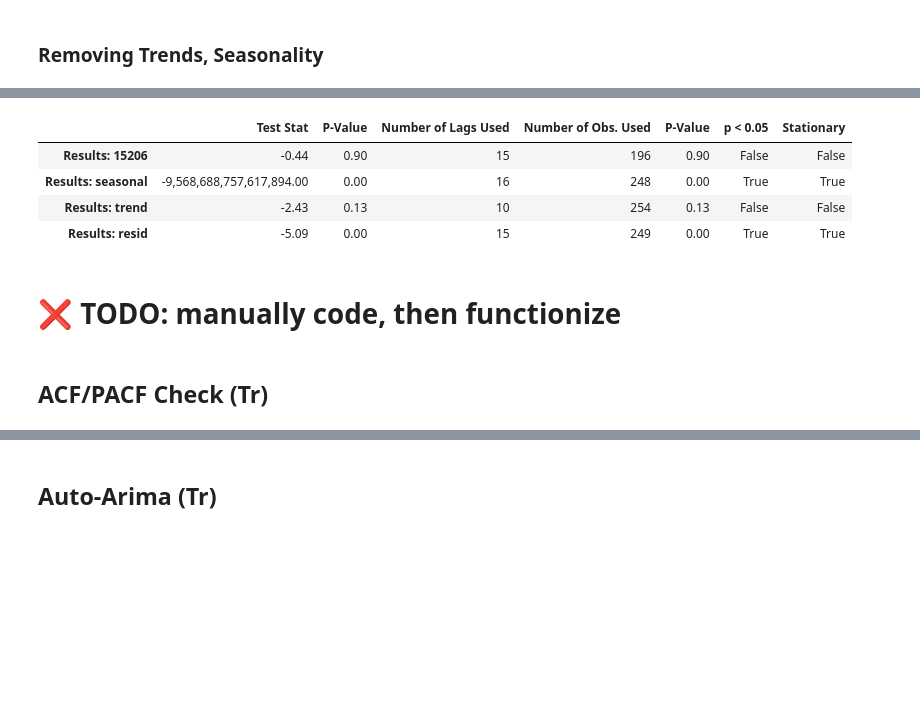
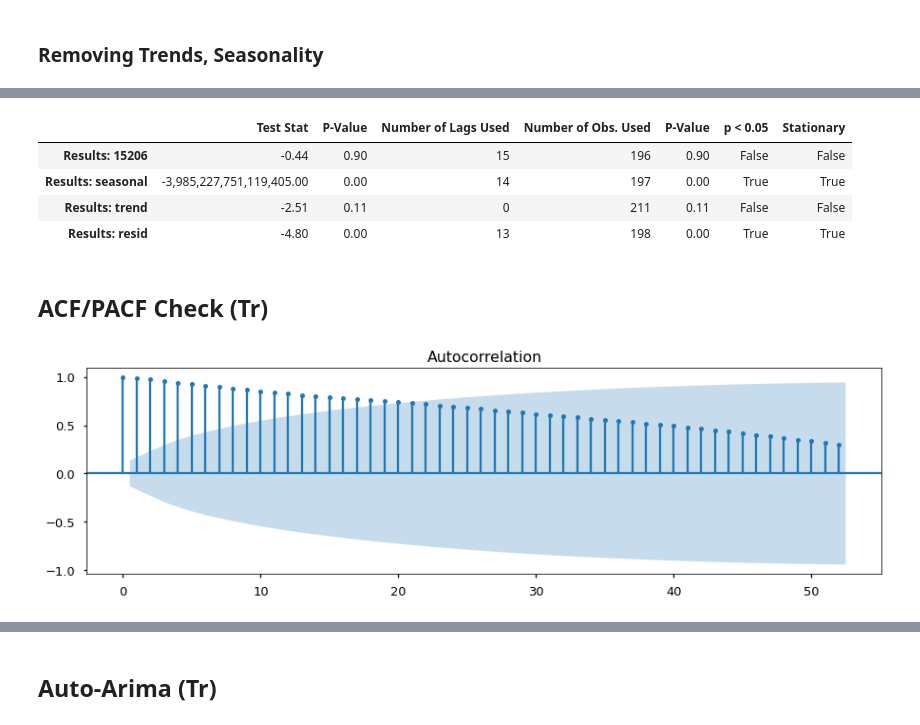
Before and after one commit to BenJMcCarty/Best_of_the_Burgh, a Jupyter notebook: workbooks/WIP_Main_Notebook.ipynb, the cells around one changed output, grey strips where cells are left out. Cells and saved outputs as stored; diff of their text form; code cells hidden in the pictures; blank space fills up the shorter version.

```diff
--- a/workbooks/WIP_Main_Notebook.ipynb
+++ b/workbooks/WIP_Main_Notebook.ipynb
@@ -590,6 +540,9 @@ adf_test(train)
 | Results: 15206 | -0.44 | 0.90 | 15 | 196 | 0.90 | False | False |
 # %% [markdown]
 ### Removing Trends, Seasonality
+# %%
+## Setting variable for reuse in
+test_zip = train
 # %%
 ## Testing differenced data
 tz_diff = train.diff().dropna()
@@ -795,29 +762,32 @@ decomp_dict
 # %%
 ## Make a list of adfuller results to append
 results = []
 ## Save results of orig ts
 results.append(adf_test(train))
 
 ## Loop through decomp dict,
 for trend, ts_ in decomp_dict.items():
     # Fill any missing values, get adfuller result
     ts_ = ts_.fillna(0)
     res = adf_test(ts_)
     results.append(res)
 
 
     ## Append res to decomp_stationary
 
 ## make into a df
-res_df = pd.concat(results)
-res_df
+seasonality_df = pd.concat(results)
+seasonality_df
 # %% [output]
 |  | Test Stat | P-Value | Number of Lags Used | Number of Obs. Used | P-Value | p < 0.05 | Stationary |
 | Results: 15206 | -0.44 | 0.90 | 15 | 196 | 0.90 | False | False |
-| Results: seasonal | -9,568,688,757,617,894.00 | 0.00 | 16 | 248 | 0.00 | True | True |
-| Results: trend | -2.43 | 0.13 | 10 | 254 | 0.13 | False | False |
-| Results: resid | -5.09 | 0.00 | 15 | 249 | 0.00 | True | True |
+| Results: seasonal | -3,985,227,751,119,405.00 | 0.00 | 14 | 197 | 0.00 | True | True |
+| Results: trend | -2.51 | 0.11 | 0 | 211 | 0.11 | False | False |
+| Results: resid | -4.80 | 0.00 | 13 | 198 | 0.00 | True | True |
-# %% [markdown]
-# ❌ TODO: manually code, then  functionize
 # %% [markdown]
 ## ACF/PACF Check (Tr)
+# %%
+fig,ax=plt.subplots(figsize=(15, 4))
+tsa.graphics.plot_acf(train,lags=52, ax=ax);
+# %% [output]
+[figure, added]
```
Also changed, not shown: parts of 35 cells of this notebook.
